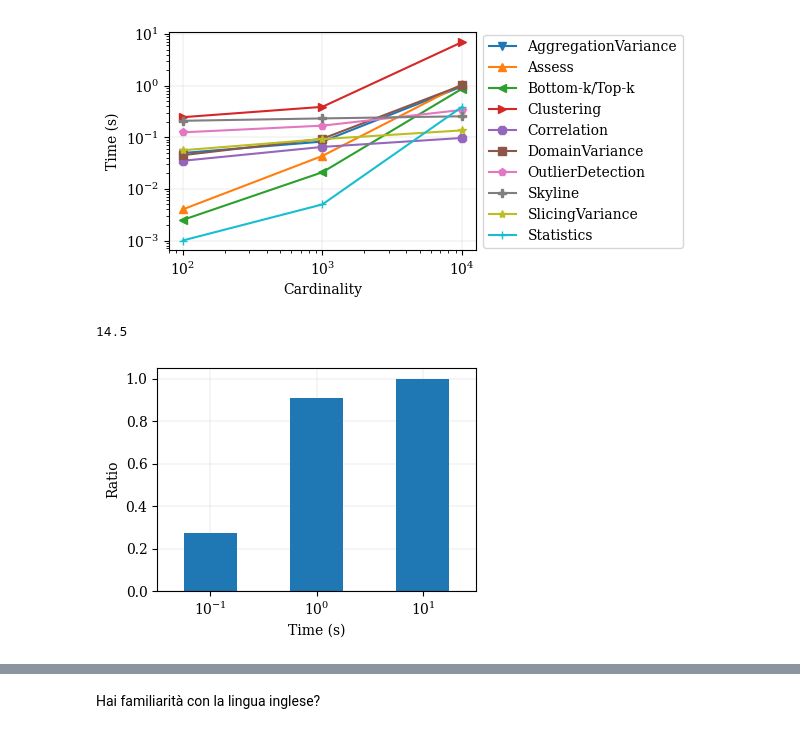
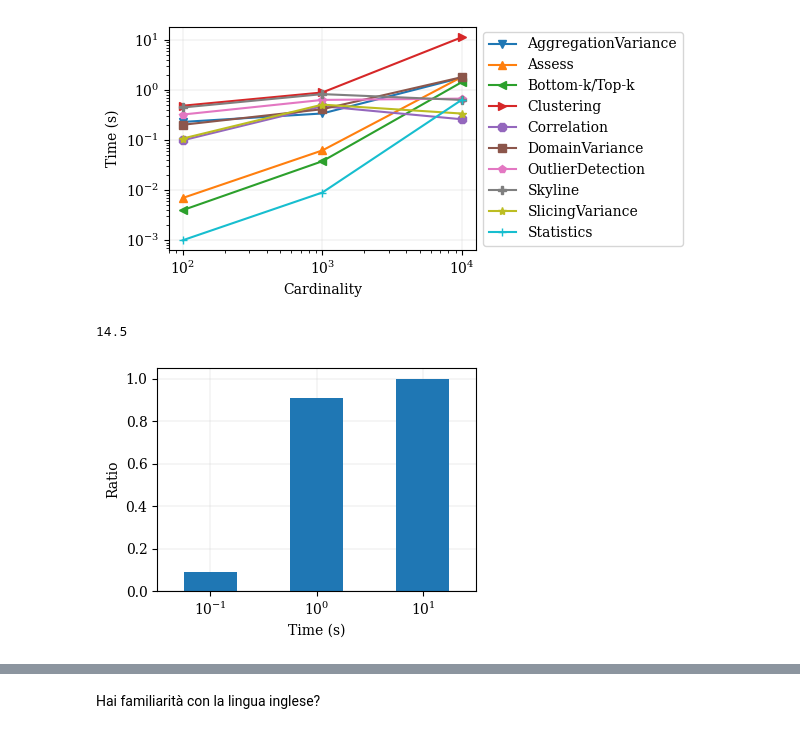
Before and after one commit to big-unibo/conversational-olap, a Jupyter notebook: COOL/src/main/python/charts.ipynb, the cells around one changed output, grey strips where cells are left out. Cells and saved outputs as stored; diff of their text form; code cells hidden in the pictures.

Commit message:
fix the tests to consider the tellmemore/interestingness budget

```diff
--- a/COOL/src/main/python/charts.ipynb
+++ b/COOL/src/main/python/charts.ipynb
@@ -168,5 +168,5 @@ df[df["time"] < 0]
 # %%
-def init_X(left):
+def init_X(budget=None):
     def v(X):
         X = X.sort_values(["time"])
         X["c"] = 1
@@ -174,67 +174,55 @@ def init_X(left):
         X["cum_c"] = X["c"].cumsum()
         X["cum_c"] = X.apply(lambda x: x ["cum_c"] / X["cum_c"].max(), axis=1)
         return X
-    if not left:
-        X = df
+    if budget is None:
+        X = df.copy(deep=True)
     else:
-        X = df[(df["uid"] == 118) | (df["uid"] == 132) | (df["uid"] == 150)]
+        X = df[df["budget"] == budget]
     X = X[X["module"] != "mkcp"].groupby(["uid", "card"]).apply(lambda x: v(x)).reset_index(drop=True)[["uid", "card", "time", "cum_c", "module", "length"]]
     X["id"] = X.apply(lambda x: str(x["uid"]) + "-" + str(x["card"]), axis=1)
     return X
 # %%
 fig, axs = plt.subplots(1, 1, figsize=figsize11)
 
-# X = init_X(True)
-# for key, group in X.groupby(["id"]):
-#     axs[0].plot(group["time"], group["cum_c"], label=key)
-#     default_plotsetup(axs[0])
-#     axs[0].set_xscale("log")
-#     # axs[0].set_xlim([0.1, 10])
-#     # axs[0].set_xticks([0.1, 1, 10])
-#     axs[0].legend()
-
 i = 0
-X = init_X(False)
+X = init_X(125)
 X["time"] = X.apply(lambda x: x["time"], axis=1)
 X = X[X["module"] != "Preamble"]
 X = X[X["module"] != "Bottom-K"]
 X["module"] = X["module"].replace("Top-K", "Bottom-k/Top-k")
-# X = X[X["module"] != "Skyline"]
-# X = X[X["module"] != "Assess"]
-# X = X[X["module"] != "DomainVariance"]
 
 msize = 10
 for key, group in X.groupby(["module"]):
     ax = axs # axs[0]
     x = group.groupby(["card"])
     x = [x for x in x.groups.keys()]
     y = group.groupby(["card"])["time"].median()
     y = y.tolist()
     ax.plot(x, y, label=key, marker=markers[i]) # , markersize=msize, linestyle=linestyle_tuple[i % len(linestyle_tuple)][1]
     msize -= 0.5
     i += 1
     default_plotsetup(ax)
     box = ax.get_position()
     ax.set_position([box.x0, box.y0, box.width * 0.8, box.height])
     ax.legend(loc='center left', bbox_to_anchor=(1, 0.5))
     ax.set_xscale("log")
     ax.set_yscale("log")
     ax.set_yticks([0.001, 0.01, 0.1, 1, 10])
     ax.set_xticks([100, 1000, 10000])
     ax.set_xlabel("Cardinality")
     ax.set_ylabel("Time (s)")
 fig.tight_layout()
 fig.savefig(outpath + "scalability.svg", bbox_inches = 'tight')
 fig.savefig(outpath + "scalability.pdf", bbox_inches = 'tight')
 fig
 # %% [output]
-[figure, old version]
+[figure, new version]
 # %%
 # ax = axs[1]
 fig, axs = plt.subplots(1, 1, figsize=figsize11)
 ax = axs
 
-X = init_X(False)
+X = init_X(125)
 X = X[X["card"] == 10000]
 
 print(X[X["module"] == "Preamble"]["length"].mean())
@@ -256,4 +244,4 @@ fig.savefig(outpath + "ratio.pdf")
 fig
 # %% [output]
 14.5
-[figure, old version]
+[figure, new version]
```
Also changed, not shown: parts of 3 cells of this notebook, 5 other files.
